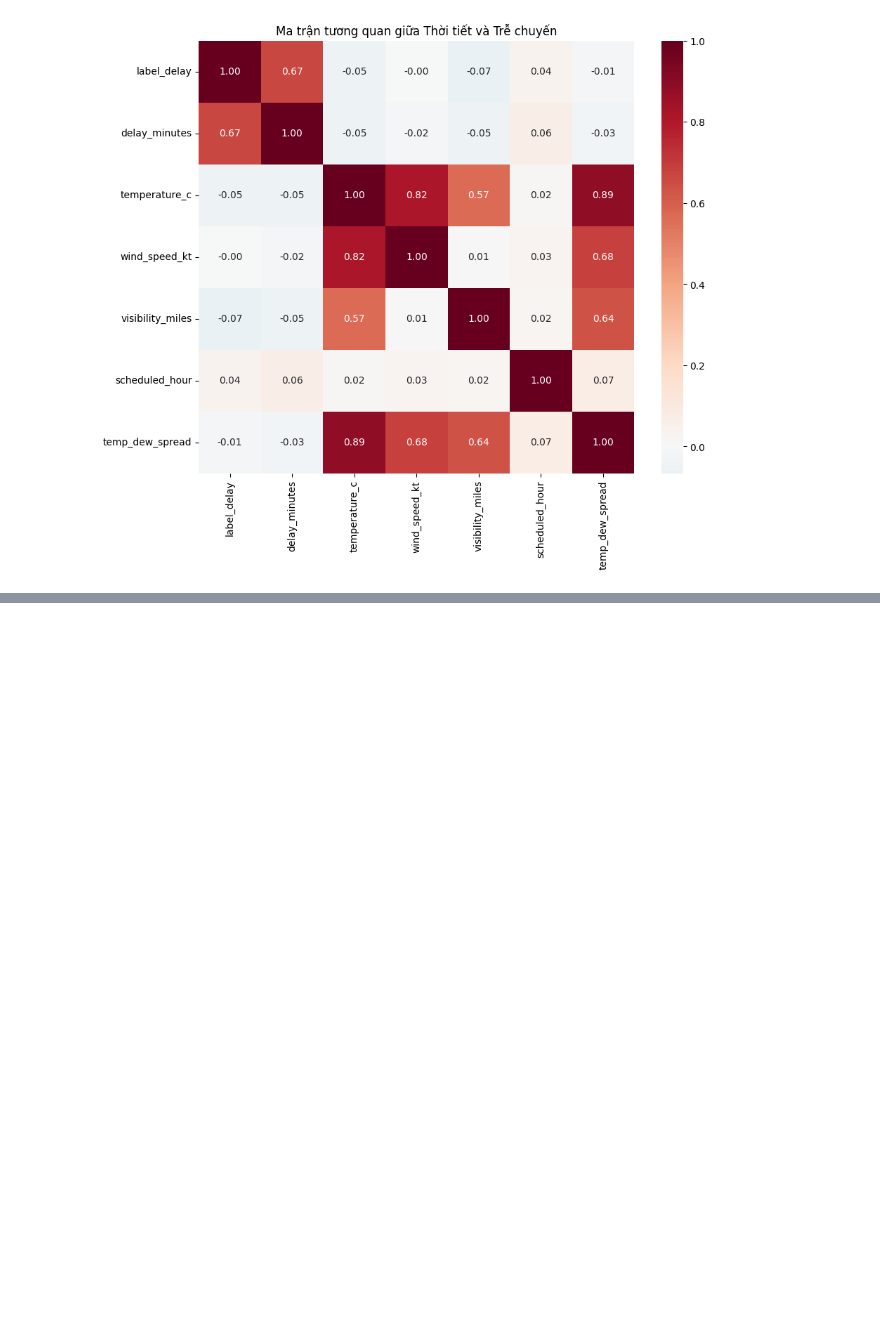
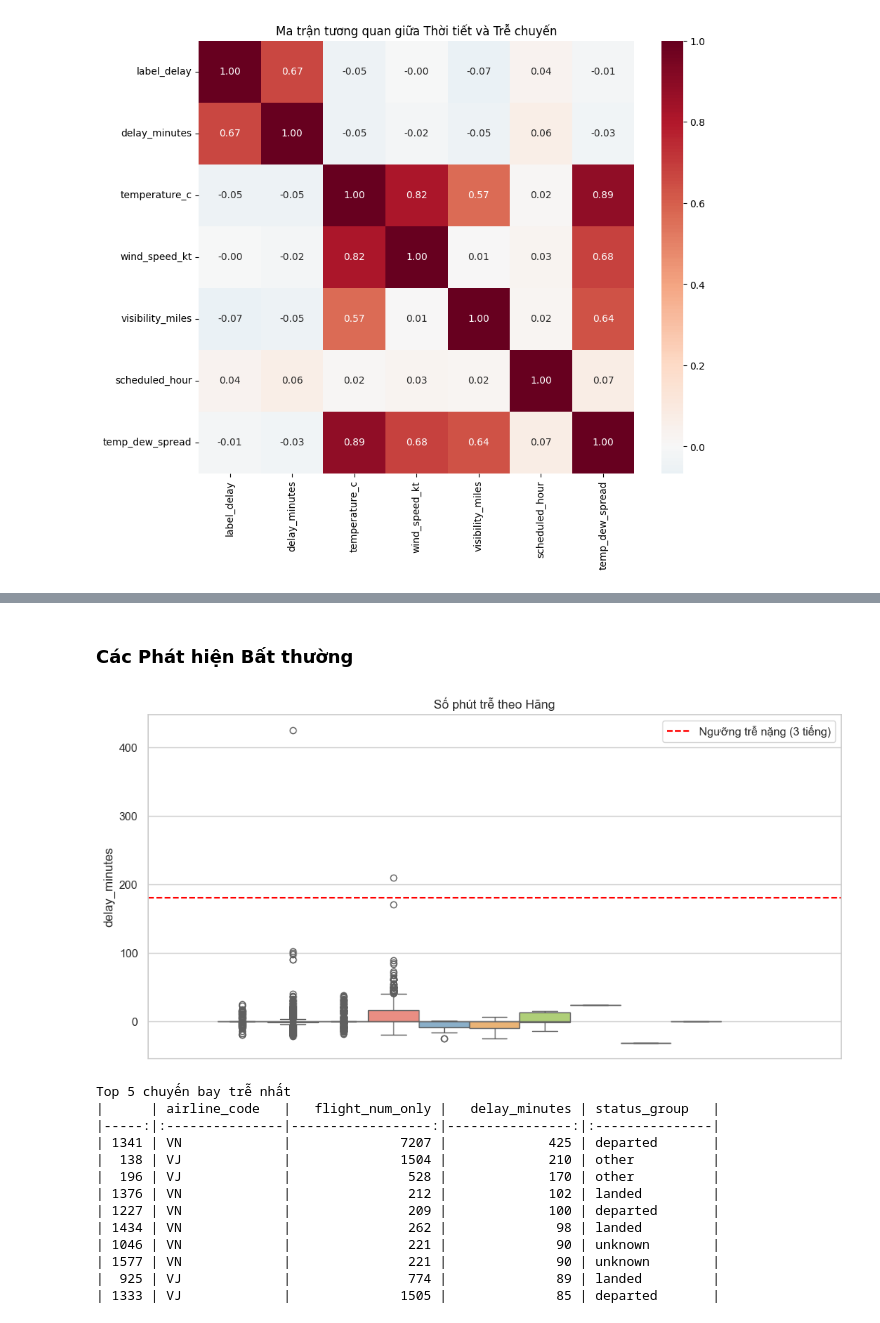
Before and after one commit to tdat1465/data-monitoring-lab, a Jupyter notebook: EDA/data_exploration.ipynb, the cells around one changed output, grey strips where cells are left out. Drawn from its saved outputs; the diff is of its cells as text; code cells hidden in the pictures; blank space fills up the shorter version.

```diff
--- a/EDA/data_exploration.ipynb
+++ b/EDA/data_exploration.ipynb
@@ -291,0 +272,31 @@ plt.show()
+# %% [markdown]
+### Các Phát hiện Bất thường
+# %%
+plt.figure(figsize=(12, 6))
+
+# Vẽ Boxplot cho số phút trễ theo Hãng hàng không
+sns.boxplot(hue='airline_code', y='delay_minutes', data=df_train, palette='Set3', legend=False)
+plt.axhline(y=180, color='red', linestyle='--', label='Ngưỡng trễ nặng (3 tiếng)')
+plt.title('Số phút trễ theo Hãng')
+plt.legend()
+plt.show()
+
+# Lọc ra danh sách 5 chuyến bay trễ "kinh khủng" nhất để inspect
+outliers_top = df_train.nlargest(10, 'delay_minutes')[['airline_code', 'flight_num_only','delay_minutes', 'status_group']]
+print("Top 5 chuyến bay trễ nhất")
+print(outliers_top.to_markdown())
+# %% [output]
+[figure, added]
+Top 5 chuyến bay trễ nhất
+|      | airline_code   |   flight_num_only |   delay_minutes | status_group   |
+|-----:|:---------------|------------------:|----------------:|:---------------|
+| 1341 | VN             |              7207 |             425 | departed       |
+|  138 | VJ             |              1504 |             210 | other          |
+|  196 | VJ             |               528 |             170 | other          |
+| 1376 | VN             |               212 |             102 | landed         |
+| 1227 | VN             |               209 |             100 | departed       |
+| 1434 | VN             |               262 |              98 | landed         |
+| 1046 | VN             |               221 |              90 | unknown        |
+| 1577 | VN             |               221 |              90 | unknown        |
+|  925 | VJ             |               774 |              89 | landed         |
+| 1333 | VJ             |              1505 |              85 | departed       |
```
Also changed, not shown: parts of 53 cells of this notebook.
